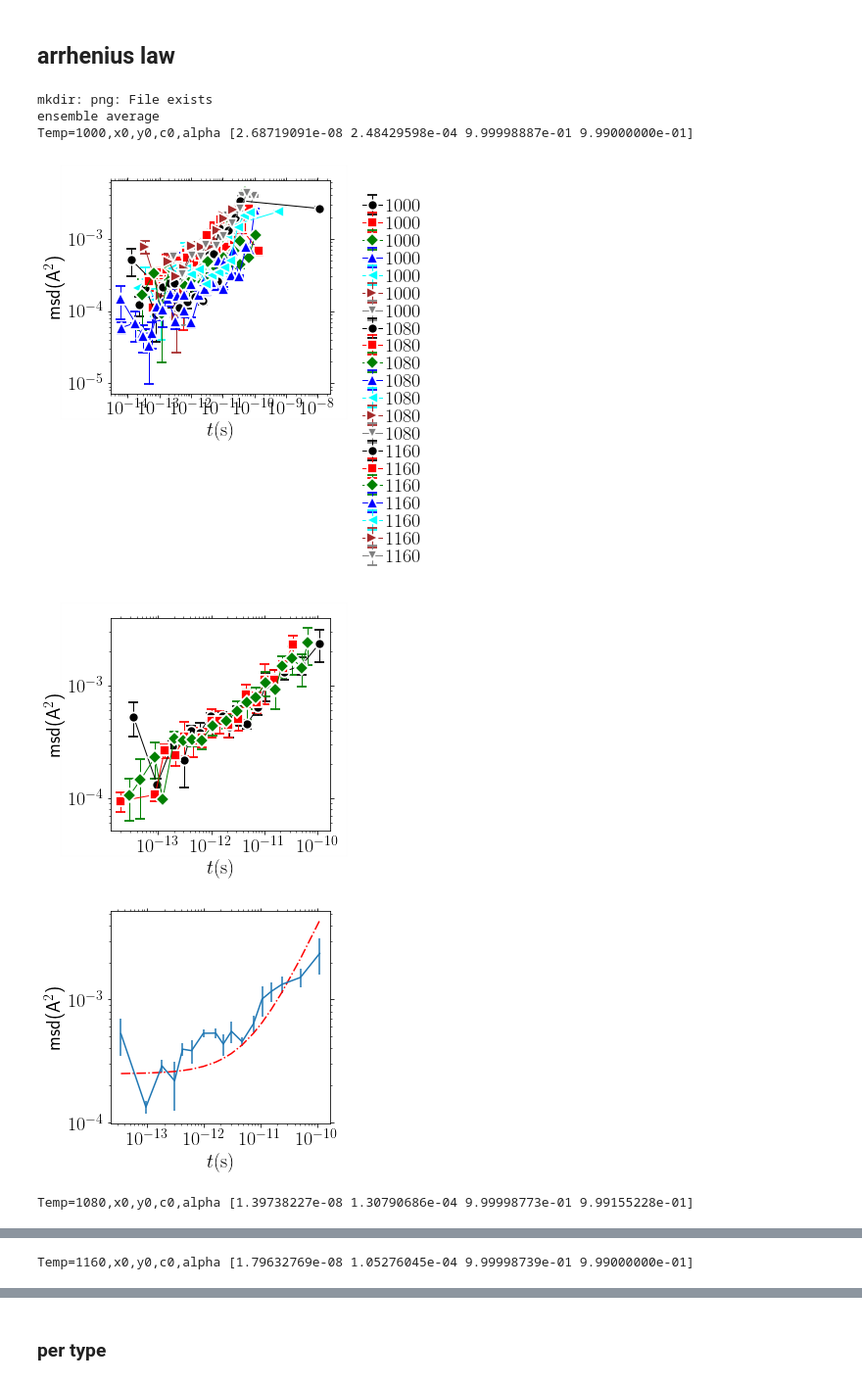
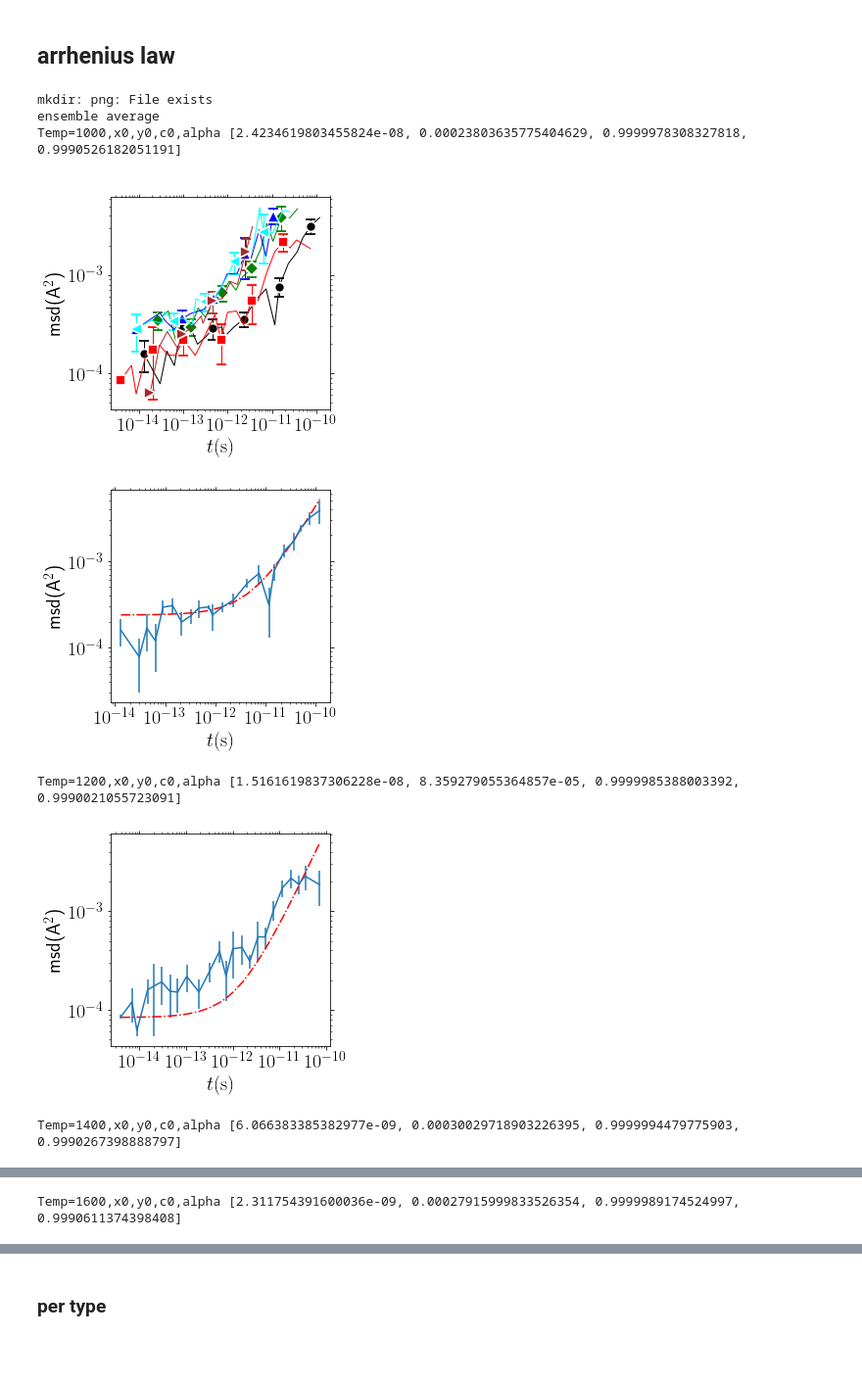
Before and after one commit to kkarimi62/vacancyDiffusion, a Jupyter notebook: postproc/postproc.ipynb, the cells around one changed output, grey strips where cells are left out. Shown: that part at 98% size. Saved outputs shown, nothing was run; the diff lists cells and outputs as text; code cells hidden in the pictures; blank space fills up the shorter version.

```diff
--- a/postproc/postproc.ipynb
+++ b/postproc/postproc.ipynb
@@ -394,7 +394,7 @@ class MsDisp:
         #           ylim=(1e-6,1e4)
                   )
 
-
+        self.dx = df_abs[filtr]
 
     def WindowAverage(self,ttime,bins_per_decade=4,LOG=False):
         '''
@@ -466,6 +466,9 @@ with open('msd/msd_logAveraged.txt','w') as fp:
 #
 with open('msd/event_times.txt','w') as fp:
     np.savetxt(fp,lmpData.times,header='t')
+#
+with open('msd/event_jumps.txt','w') as fp:
+    np.savetxt(fp,msd.dx,header='dx')
 
 #--- filter based on atom types
 # types = list(set(lmpDisp.coord_atoms_broken[0]['type']))
@@ -625,7 +648,7 @@ class Temperature:
             utl.PltErr(data[:,0],data[:,1],
                    yerr=data[:,2],
                    ax = self.ax,
-                   attrs=symbols.GetAttrs(count=count%7,label=r'$%s$'%temp),
+                   attrs=symbols.GetAttrs(count=count%7,label=r'$%s$'%temp,nevery=4),
                    Plot=False,
                   )
 
@@ -640,7 +663,7 @@ class Temperature:
 #                   ylim=(1e-4,1e-1),
                    xstr=r'$t\mathrm{(s)}$',
                    ystr=r'msd(A$^2$)',
-                   title='png/msd_temp_pureNi.png',
+                   title='png/msd_temp_cantor.png',
 #                    legend=legends.Get(),
                    DrawFrame=DRAW_FRAME,
                   )
@@ -660,11 +683,12 @@ class Temperature:
             ydata=smat[:,1]
             yerr = smat[:,2]
             popt, pcov = curve_fit(self.func, xdata, ydata,
-                                   bounds=([0, 0, 0,0.999], [1e-2, 1., 1,1.001]),
+                                   bounds=([0, 0, 0,0.999], [1e-2, 1e-3, 1,1.001]),
+                                   p0=[2.450192558293684e-08, 0.00023822488904874157, 0.9999977703994274, 0.9991059679876155],
                                    sigma=yerr,
                                     )
             if verbose:
-                print('Temp=%s,x0,y0,c0,alpha'%temp,popt)
+                print('Temp=%s,x0,y0,c0,alpha'%temp,list(popt))
             c0=popt[2]
             tau=popt[0]
             self.Diffusion[temp] = pref*c0/tau
@@ -692,43 +716,45 @@ class Temperature:
                    list(map(lambda x:self.Diffusion[x],self.temps)),
                   yscale='log',
                    attrs=symbols.GetAttrs(),
-#                           ylim=(1e-13,1e-11),
+                    ylim=(1e-13,1e-11),
                    xstr=r'$1/T(K^{-1})$',
                    ystr=r'$D(m^2/s)$',
                    DrawFrame=DRAW_FRAME,
-                   title=['png/D_temp_pureNi.png','png/D_temp_Cantor.png'][0],
+                   title=['png/D_temp_pureNi.png','png/D_temp_cantor.png'][1],
                   )
 
 if not eval(confParser['flags']['RemoteMachine']):
     !mkdir png
     temp = Temperature(#[1000],1
-#                       list(map(int,np.linspace(1000,1400,11))),8
+#                       list(map(int,np.linspace(1000,1400,11))),1
                        # [1000],3
 #                         np.arange(300,1000,100),3
 #                         np.arange(1400,2100,100 ),3
-        [1000,1080,1160],7
-#        [1160],8
+#        [1800],6
+        [1000,1200,1400,1600,1800,2000],6
                      )
+#    temp.Parse( list(map(lambda x:'CantorNatom16KTemp%sKEnsemble8/Run%s/msd/msd.txt'%(x[0],x[1]),
     temp.Parse( list(map(lambda x:'CantorNatom16KTemp%sKEnsemble8/Run%s/msd/msd.txt'%(x[0],x[1]),
                         temp.temps_runs ))
               )
     #
 #    print('single realizations')
-    temp.Plot()
+#    temp.Plot()
     #
     print('ensemble average')
     temp.EnsAverage(log_scale=False)
     temp.PlotAverage()
     #
     temp.Fit(Plot=True,
              verbose=True
             )
     temp.PlotDiff()
 # %% [output]
 mkdir: png: File exists
 ensemble average
-Temp=1000,x0,y0,c0,alpha [2.68719091e-08 2.48429598e-04 9.99998887e-01 9.99000000e-01]
+Temp=1000,x0,y0,c0,alpha [2.4234619803455824e-08, 0.00023803635775404629, 0.9999978308327818, 0.9990526182051191]
-[figure, old version]
+[figure, new version]
-[figure, old version]
+[figure, new version]
+Temp=1200,x0,y0,c0,alpha [1.5161619837306228e-08, 8.359279055364857e-05, 0.9999985388003392, 0.9990021055723091]
-[figure, old version]
+[figure, new version]
-Temp=1080,x0,y0,c0,alpha [1.39738227e-08 1.30790686e-04 9.99998773e-01 9.99155228e-01]
+Temp=1400,x0,y0,c0,alpha [6.066383385382977e-09, 0.00030029718903226395, 0.9999994479775903, 0.9990267398888797]
@@ -736 +762 @@ Temp=1080,x0,y0,c0,alpha [1.39738227e-08 1.30790686e-04 9.99998773e-01 9.9915522
-Temp=1160,x0,y0,c0,alpha [1.79632769e-08 1.05276045e-04 9.99998739e-01 9.99000000e-01]
+Temp=1600,x0,y0,c0,alpha [2.311754391600036e-09, 0.00027915999833526354, 0.9999989174524997, 0.9990611374398408]
```
Also changed, not shown: parts of 4 cells of this notebook.
